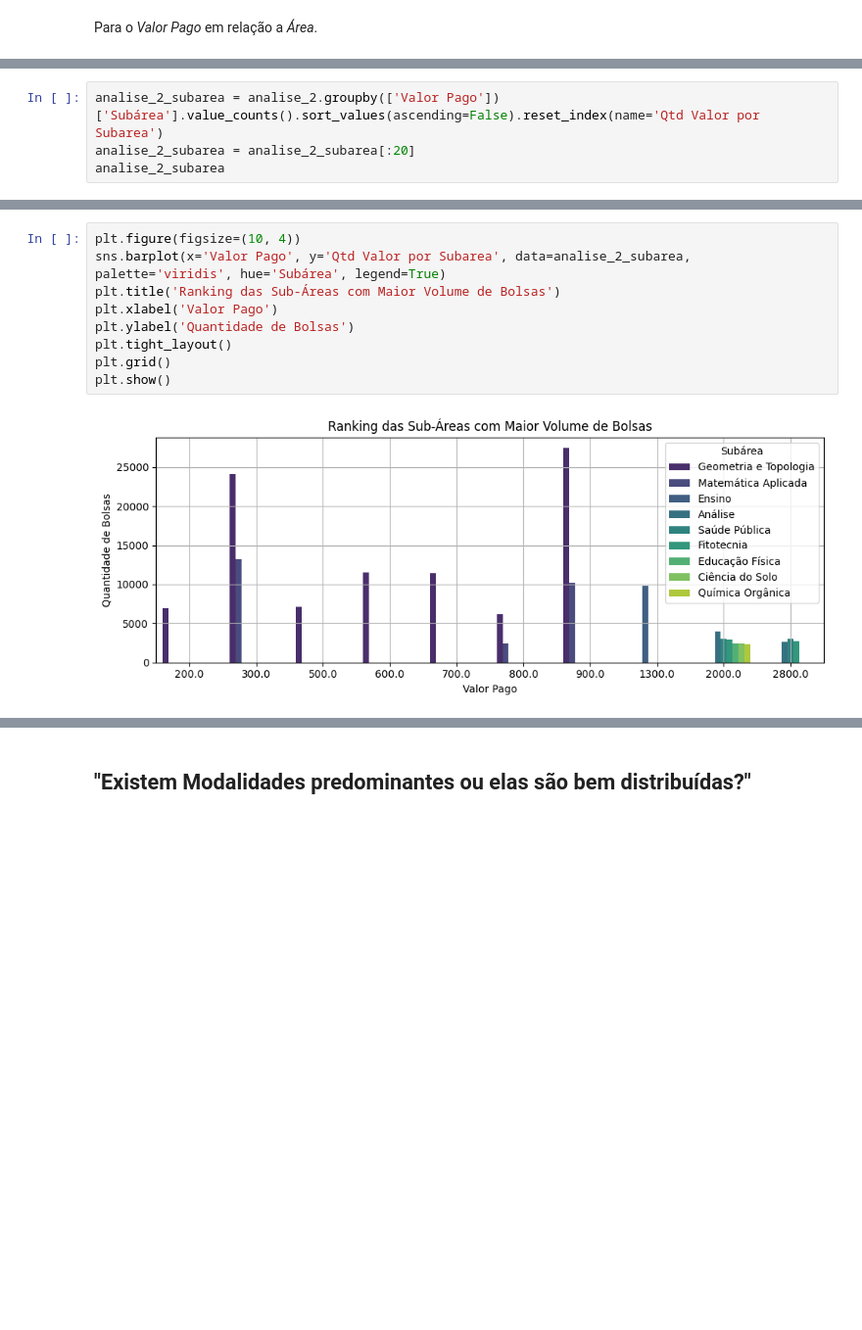
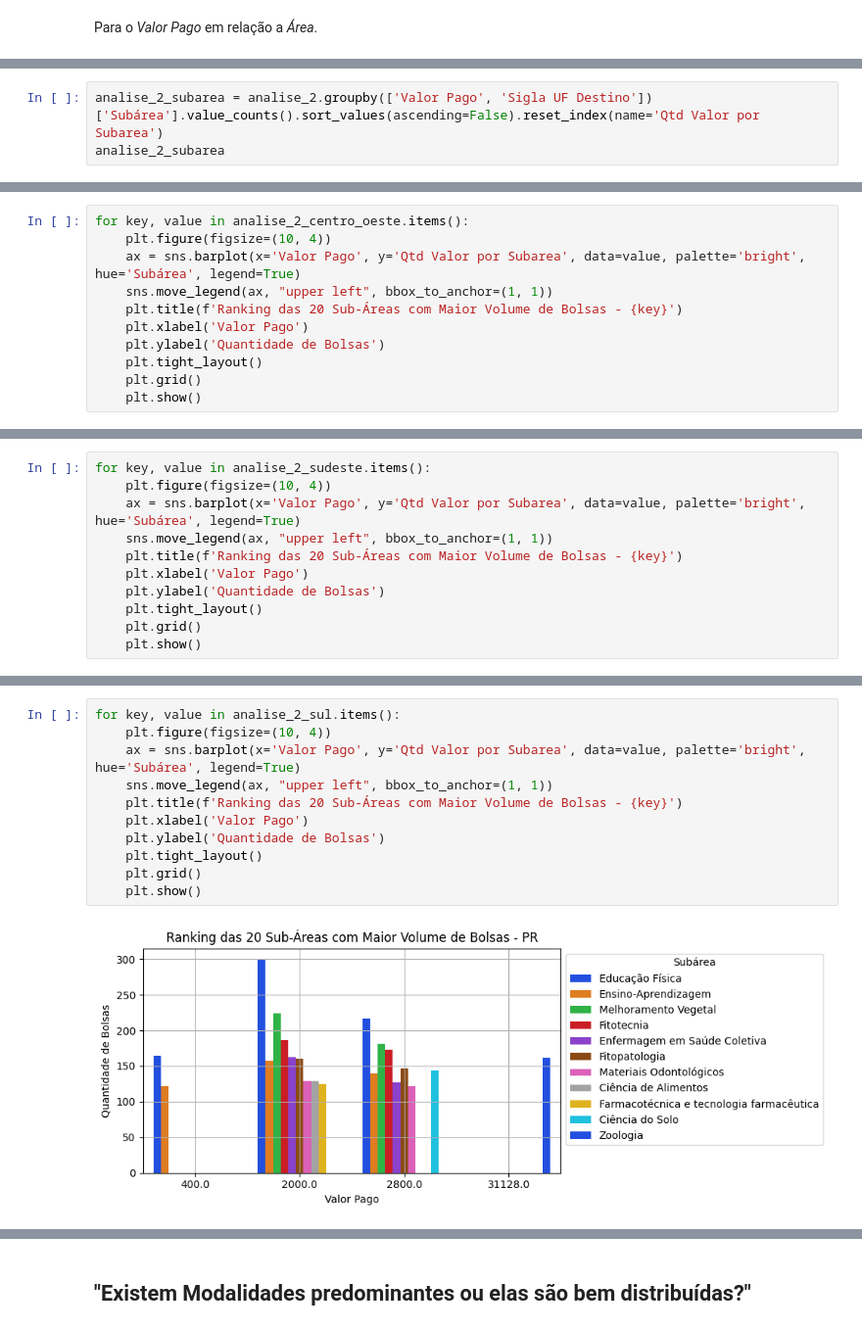
Before and after one commit to SidneyJunior01234/CD_IMD-EDA_AUX_BOLS_CNPq, a Jupyter notebook: Notebooks/EDA_CNPq.ipynb, the cells around one changed output, grey strips where cells are left out. Shown at 98% size. Cells and saved outputs as stored; diff of their text form; blank space fills up the shorter version.

```diff
--- a/Notebooks/EDA_CNPq.ipynb
+++ b/Notebooks/EDA_CNPq.ipynb
@@ -611,5 +748,4 @@ Para o *Valor Pago* em relação a *Subárea*.
 # %%
-analise_2_subarea = analise_2.groupby(['Valor Pago'])['Subárea'].value_counts().sort_values(ascending=False).reset_index(name='Qtd Valor por Subarea')
-analise_2_subarea = analise_2_subarea[:20]
+analise_2_subarea = analise_2.groupby(['Valor Pago', 'Sigla UF Destino'])['Subárea'].value_counts().sort_values(ascending=False).reset_index(name='Qtd Valor por Subarea')
 analise_2_subarea
 # %% [output]
@@ -632,0 +850,11 @@ analise_2_subarea
+# %%
+for key, value in analise_2_centro_oeste.items():
+    plt.figure(figsize=(10, 4))
+    ax = sns.barplot(x='Valor Pago', y='Qtd Valor por Subarea', data=value, palette='bright', hue='Subárea', legend=True)
+    sns.move_legend(ax, "upper left", bbox_to_anchor=(1, 1))
+    plt.title(f'Ranking das 20 Sub-Áreas com Maior Volume de Bolsas - {key}')
+    plt.xlabel('Valor Pago')
+    plt.ylabel('Quantidade de Bolsas')
+    plt.tight_layout()
+    plt.grid()
+    plt.show()
@@ -632,0 +868,11 @@ analise_2_subarea
+# %%
+for key, value in analise_2_sudeste.items():
+    plt.figure(figsize=(10, 4))
+    ax = sns.barplot(x='Valor Pago', y='Qtd Valor por Subarea', data=value, palette='bright', hue='Subárea', legend=True)
+    sns.move_legend(ax, "upper left", bbox_to_anchor=(1, 1))
+    plt.title(f'Ranking das 20 Sub-Áreas com Maior Volume de Bolsas - {key}')
+    plt.xlabel('Valor Pago')
+    plt.ylabel('Quantidade de Bolsas')
+    plt.tight_layout()
+    plt.grid()
+    plt.show()
@@ -633,11 +886,13 @@ analise_2_subarea
 # %%
-plt.figure(figsize=(10, 4))
-sns.barplot(x='Valor Pago', y='Qtd Valor por Subarea', data=analise_2_subarea, palette='viridis', hue='Subárea', legend=True)
-plt.title('Ranking das Sub-Áreas com Maior Volume de Bolsas')
-plt.xlabel('Valor Pago')
-plt.ylabel('Quantidade de Bolsas')
-plt.tight_layout()
-plt.grid()
-plt.show()
+for key, value in analise_2_sul.items():
+    plt.figure(figsize=(10, 4))
+    ax = sns.barplot(x='Valor Pago', y='Qtd Valor por Subarea', data=value, palette='bright', hue='Subárea', legend=True)
+    sns.move_legend(ax, "upper left", bbox_to_anchor=(1, 1))
+    plt.title(f'Ranking das 20 Sub-Áreas com Maior Volume de Bolsas - {key}')
+    plt.xlabel('Valor Pago')
+    plt.ylabel('Quantidade de Bolsas')
+    plt.tight_layout()
+    plt.grid()
+    plt.show()
 # %% [output]
-[figure, old version]
+[figure, new version]
```
Also changed, not shown: parts of 37 cells of this notebook, 1 other file.
